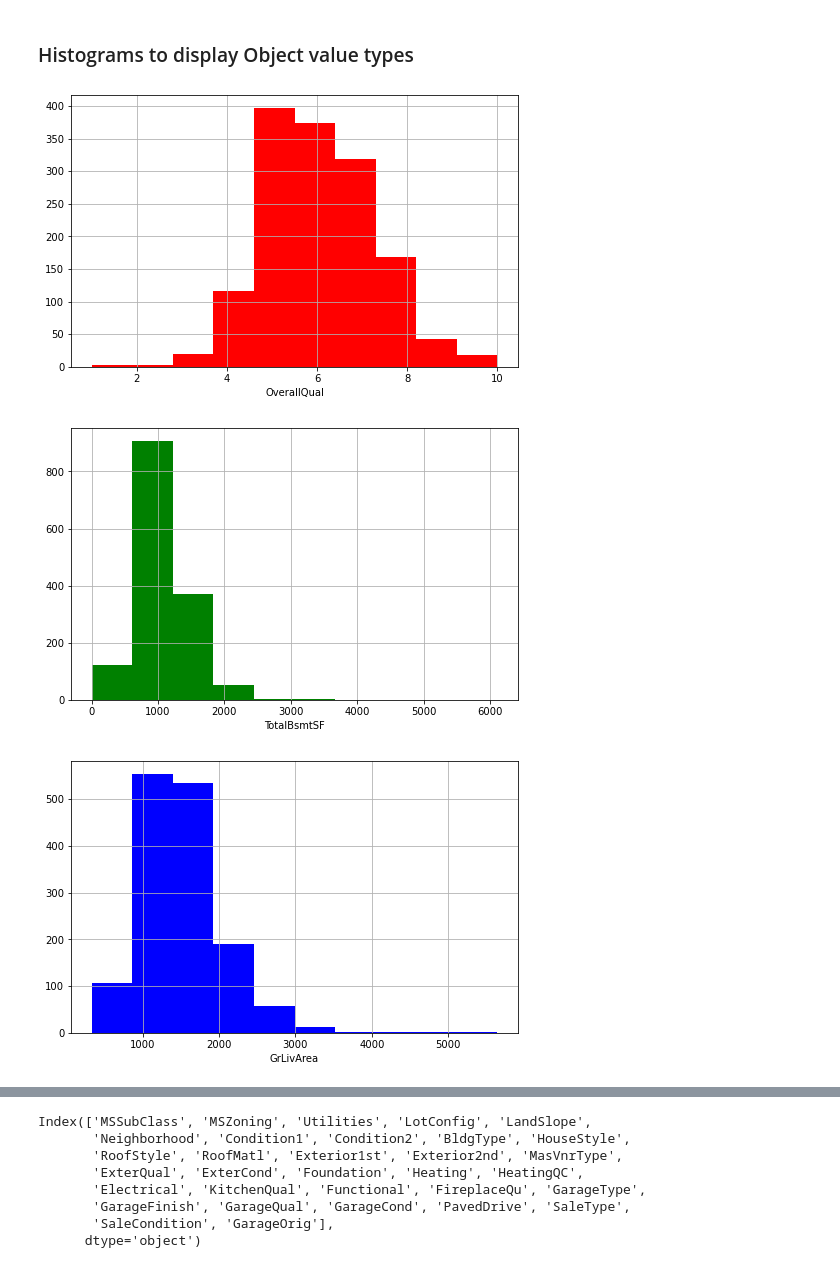
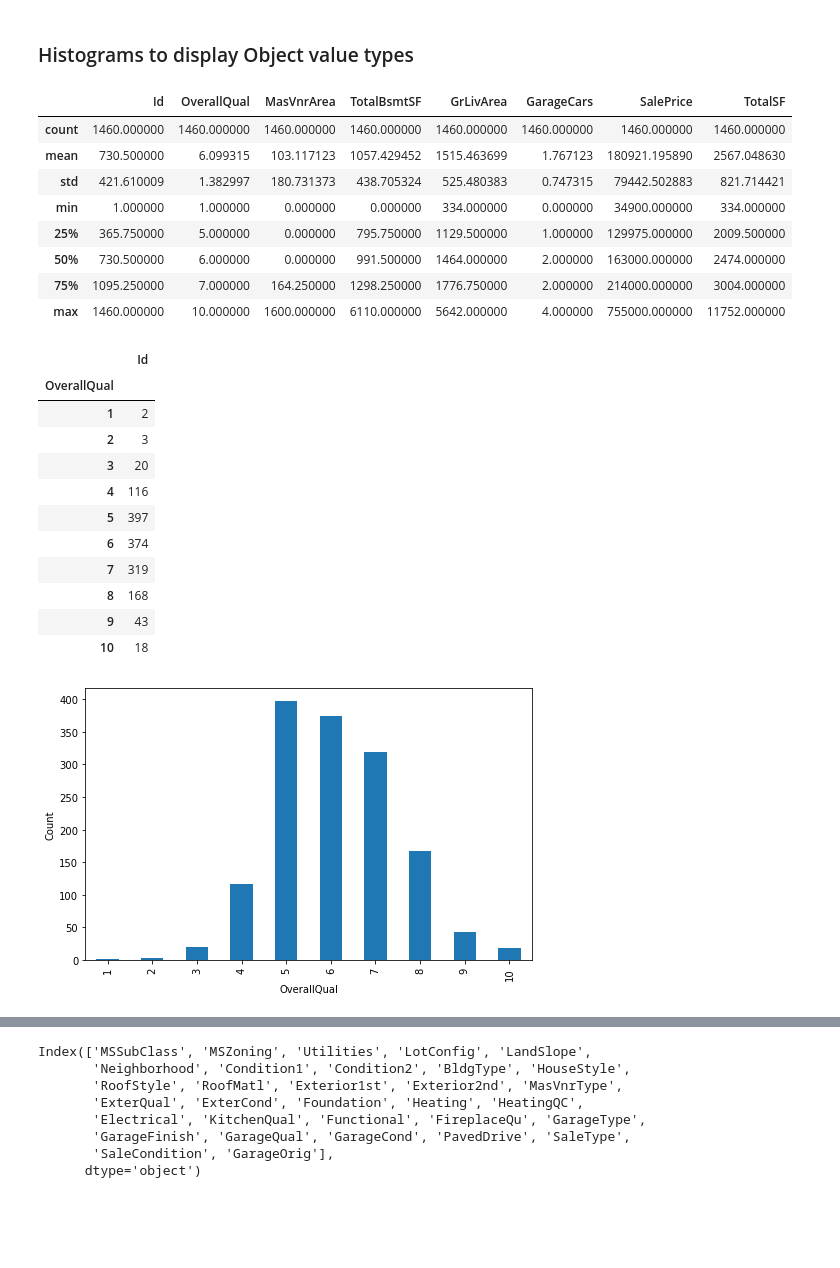
Before and after one commit to StephenDodd1/HousingPricePredictiveModel, a Jupyter notebook: Notebooks/01_data_wrangling.ipynb, the cells around one changed output, grey strips where cells are left out. Saved outputs shown, nothing was run; the diff lists cells and outputs as text; code cells hidden in the pictures; blank space fills up the shorter version.

```diff
--- a/Notebooks/01_data_wrangling.ipynb
+++ b/Notebooks/01_data_wrangling.ipynb
@@ -1587,14 +1606,32 @@ corr.style.background_gradient(cmap='coolwarm')
 | TotalSF | -0.000322 | 0.668155 | 0.826742 | 0.874373 | 0.536413 | 0.782260 | 1.000000 |
 # %% [markdown]
 ### Histograms to display Object value types
+# %%
+df.describe()
+# %% [output]
+|  | Id | OverallQual | MasVnrArea | TotalBsmtSF | GrLivArea | GarageCars | SalePrice | TotalSF |
+| count | 1460.000000 | 1460.000000 | 1460.000000 | 1460.000000 | 1460.000000 | 1460.000000 | 1460.000000 | 1460.000000 |
+| mean | 730.500000 | 6.099315 | 103.117123 | 1057.429452 | 1515.463699 | 1.767123 | 180921.195890 | 2567.048630 |
+| std | 421.610009 | 1.382997 | 180.731373 | 438.705324 | 525.480383 | 0.747315 | 79442.502883 | 821.714421 |
+| min | 1.000000 | 1.000000 | 0.000000 | 0.000000 | 334.000000 | 0.000000 | 34900.000000 | 334.000000 |
+| 25% | 365.750000 | 5.000000 | 0.000000 | 795.750000 | 1129.500000 | 1.000000 | 129975.000000 | 2009.500000 |
+| 50% | 730.500000 | 6.000000 | 0.000000 | 991.500000 | 1464.000000 | 2.000000 | 163000.000000 | 2474.000000 |
+| 75% | 1095.250000 | 7.000000 | 164.250000 | 1298.250000 | 1776.750000 | 2.000000 | 214000.000000 | 3004.000000 |
+| max | 1460.000000 | 10.000000 | 1600.000000 | 6110.000000 | 5642.000000 | 4.000000 | 755000.000000 | 11752.000000 |
 # %%
-for idx, col in enumerate(df.select_dtypes('int64').columns):
-    colors=['','red','green','blue','orange', 'purple', 'black']
-    if(col != 'Id'):
-        ax = df[col].hist(color=colors[idx])
-        ax.set_xlabel(col)
-        plt.show()
+df.groupby([ 'OverallQual'])['Id'].count().plot(kind='bar').set_ylabel('Count')
+df.groupby(['OverallQual' ])[['Id']].count()
 # %% [output]
+|  | Id |
+| OverallQual |  |
+| 1 | 2 |
+| 2 | 3 |
+| 3 | 20 |
+| 4 | 116 |
+| 5 | 397 |
+| 6 | 374 |
+| 7 | 319 |
+| 8 | 168 |
+| 9 | 43 |
+| 10 | 18 |
-[figure, old version]
+[figure, new version]
-[figure, removed]
-[figure, removed]
```
Also changed, not shown: parts of 17 cells of this notebook, 2 other files.
